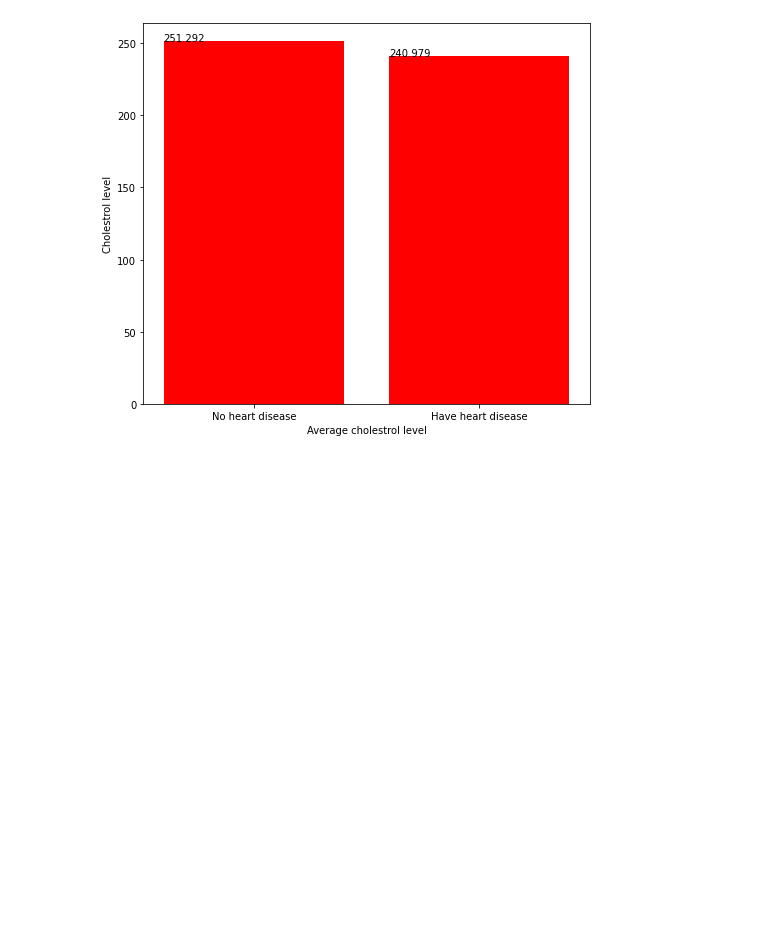
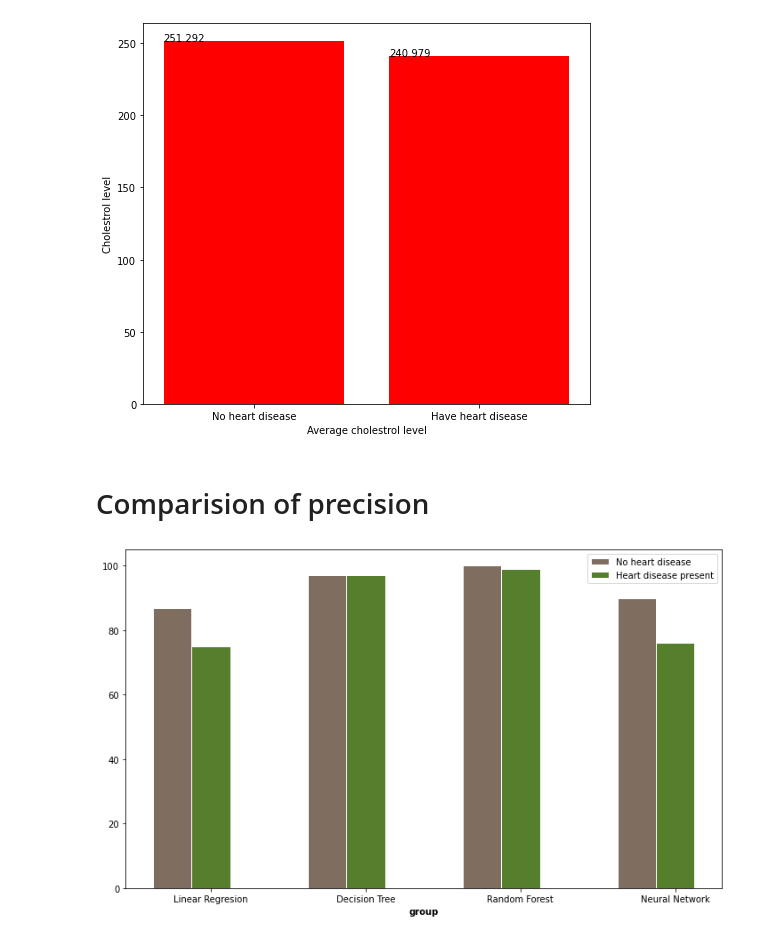
Before and after one commit to subhrapaladhi/Heart-Disease-Prediction, a Jupyter notebook: Data Visualisation.ipynb, the cells around one changed output. Saved outputs shown, nothing was run; the diff lists cells and outputs as text; code cells hidden in the pictures; blank space fills up the shorter version.

Commit message:
comparision

```diff
--- a/Data Visualisation.ipynb
+++ b/Data Visualisation.ipynb
@@ -95,3 +95,25 @@ for bar in bars:
     plt.text(bar.get_x(), yval, yval)
 # %% [output]
 [figure]
+# %% [markdown]
+# Comparision of precision
+# %%
+barWidth = 0.25
+
+precisionZero = [87,97,100,90]
+precisionOne =  [75,97,99,76]
+
+r1 = np.arange(len(precisionZero))
+r2 = [x + barWidth for x in r1]
+plt.figure(figsize=(12,7))
+plt.bar(r1, precisionZero, color='#7f6d5f', width=barWidth, edgecolor='white', label='No heart disease')
+plt.bar(r2, precisionOne, color='#557f2d', width=barWidth, edgecolor='white', label='Heart disease present')
+
+plt.xlabel('group', fontweight='bold')
+plt.xticks([r + barWidth for r in range(len(precisionZero))], ['Linear Regresion', 'Decision Tree', 'Random Forest', 'Neural Network'])
+
+# Create legend & Show graphic
+plt.legend()
+plt.show()
+# %% [output]
+[figure, added]
```
Also changed, not shown: parts of 7 cells of this notebook.
